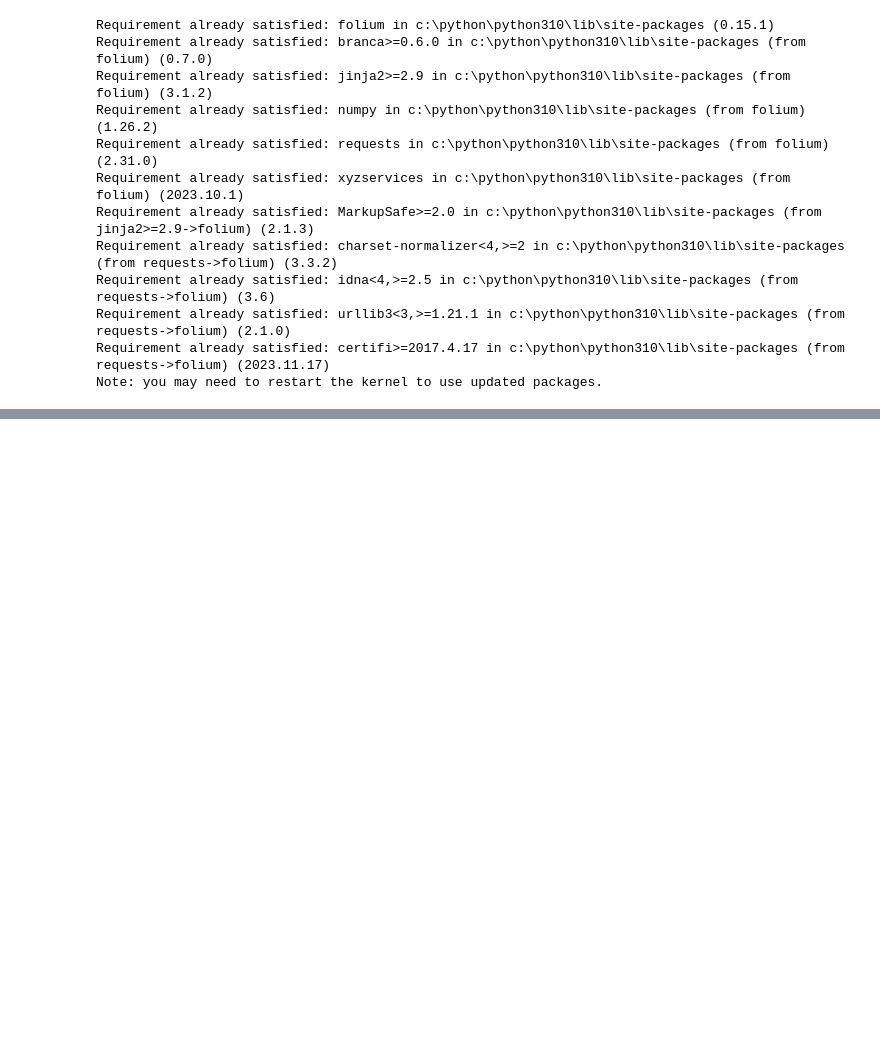
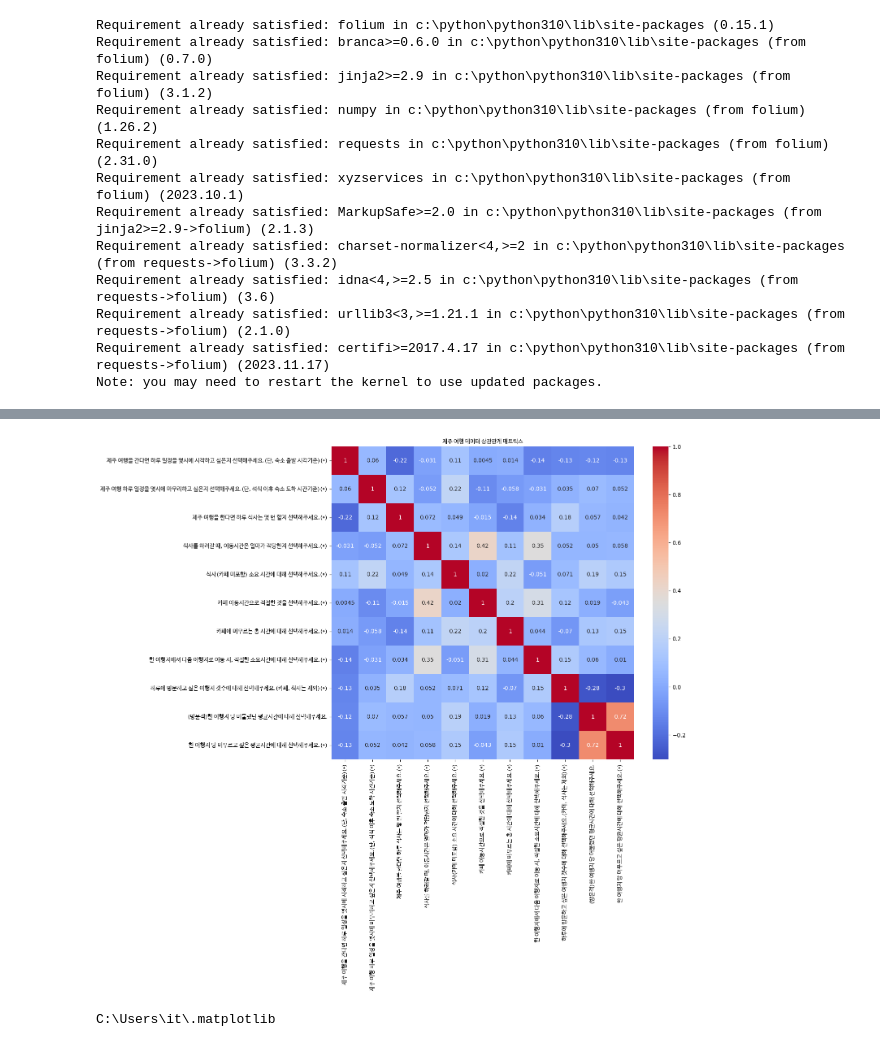
Before and after one commit to gustjr5059/Visit_Jeju_BigData_Project, a Jupyter notebook: test.ipynb, the cells around one changed output, grey strips where cells are left out. Saved outputs shown, nothing was run; the diff lists cells and outputs as text; code cells hidden in the pictures; blank space fills up the shorter version.

Commit message:
제주 여행 패턴 조사 상관관계 분석_v1(240118)[12:51]

```diff
--- a/test.ipynb
+++ b/test.ipynb
@@ -142,3 +142,70 @@ for lat, lon, name in zip(latitude, longitude, names):
 m
 # %% [output]
 [interactive output not drawn]
+# %%
+import pandas as pd
+import seaborn as sns
+import matplotlib.pyplot as plt
+
+import matplotlib.font_manager as fm
+
+font_path = 'C:/Users/it/Downloads/nanum-all/나눔 글꼴/나눔바른고딕/NanumFontSetup_TTF_BARUNGOTHIC/NanumBarunGothic.ttf'
+font_prop = fm.FontProperties(fname=font_path)
+
+# 파일 경로 설정
+file_path = 'C:/Visit_Jeju_BigData_Project/제주 여행 패턴 조사.xlsx'
+
+# 엑셀 파일 읽기
+jeju_travel_data = pd.read_excel(file_path)
+
+# 분석할 열 선택 (C열부터 Q열까지)
+columns_to_analyze = jeju_travel_data.columns[2:17]
+
+# 선택된 열의 데이터 필터링
+filtered_data = jeju_travel_data[columns_to_analyze]
+
+# 문자열 데이터를 수치형 데이터로 변환하는 함수 (수정된 버전)
+def convert_to_numerical_v2(value):
+    try:
+        if isinstance(value, str):
+            if ':' in value:  # 시간 값 (예: '10:00')
+                hours, minutes = value.split(':')
+                return float(hours) + float(minutes) / 60
+            elif '시간' in value and '분' in value:  # 지속 시간 (예: '1시간 30분')
+                hours, minutes = value.replace('시간', '').replace('분', '').split()
+                return float(hours) + float(minutes) / 60
+            elif '시간' in value:  # 지속 시간 (예: '1시간')
+                return float(value.replace('시간', '').strip())
+            elif '곳' in value:  # 횟수 값 (예: '2곳')
+                return float(value.replace('곳', '').strip())
+            elif '끼' in value:  # 식사 횟수 (예: '3끼')
+                return float(value.replace('끼', '').strip())
+            elif '분' in value:  # 분 단위 시간 (예: '30분')
+                return float(value.replace('분', '').strip()) / 60
+        return float(value)
+    except ValueError:
+        return None
+
+# 수정된 함수를 적용하여 데이터 변환
+numerical_data_v2 = filtered_data.applymap(convert_to_numerical_v2)
+
+# 유효한 수치 데이터만 추출
+valid_numerical_data_v2 = numerical_data_v2.dropna(how='all', axis=1)
+
+# 유효한 데이터의 상관관계 매트릭스 계산
+correlation_matrix_valid_v2 = valid_numerical_data_v2.corr()
+
+# 상관관계 매트릭스 시각화
+plt.figure(figsize=(12, 10))
+sns.heatmap(correlation_matrix_valid_v2, annot=True, cmap='coolwarm')
+plt.title('제주 여행 데이터 상관관계 매트릭스', fontproperties=font_prop)
+plt.xticks(fontproperties=font_prop)
+plt.yticks(fontproperties=font_prop)
+plt.show()
+# %% [output]
+[figure, added]
+# %%
+import matplotlib
+print(matplotlib.get_cachedir())
+# %% [output]
+C:\Users\it\.matplotlib
```
Also changed, not shown: parts of 3 cells of this notebook, 3 other files.
